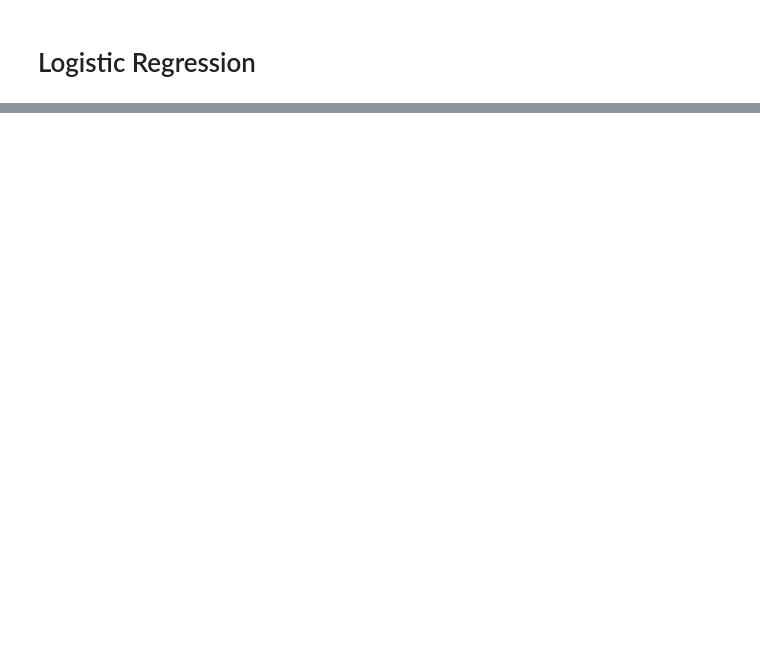
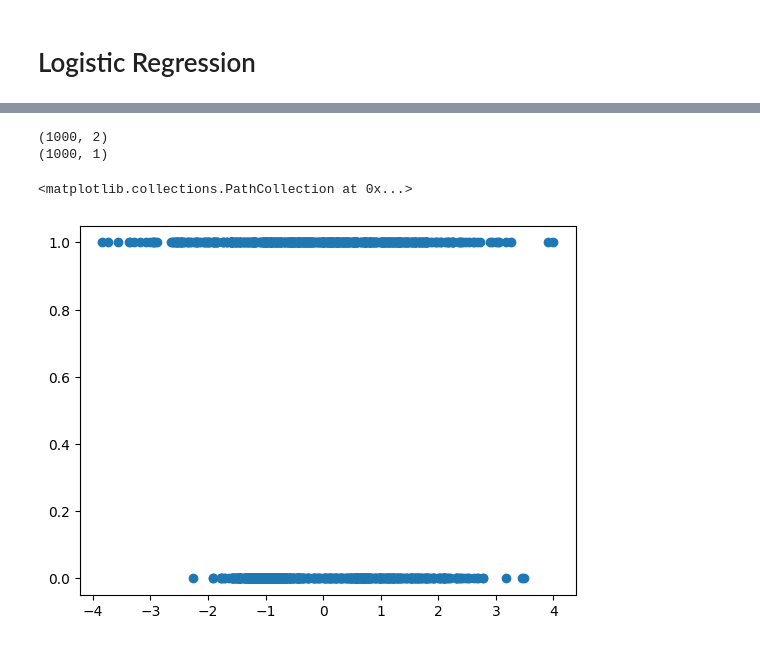
Before and after one commit to ParagGhatage/ML-Experiments, a Jupyter notebook: amazon-ml.ipynb, the cells around one changed output, grey strips where cells are left out. Cells and saved outputs as stored; diff of their text form; code cells hidden in the pictures; blank space fills up the shorter version.

Commit message:
Kaggle Notebook | Amazon_ML | Version 4- dummy data for logistic regression

```diff
--- a/amazon-ml.ipynb
+++ b/amazon-ml.ipynb
@@ -123,0 +126,20 @@ print(error)
+# %%
+from sklearn.datasets import make_classification
+import matplotlib.pyplot as plt
+
+# Generate dummy dataset
+X, y = make_classification(
+    n_samples=1000,     # number of samples
+    n_features=2,       # number of features
+    n_informative=2,    # number of useful features
+    n_redundant=0,      # no redundant features
+    n_classes=2,        # binary classification
+    random_state=42
+)
+
+# Quick visualization
+plt.scatter(X[:, 0], X[:, 1], c=y, cmap='bwr', alpha=0.5)
+plt.xlabel("Feature 1")
+plt.ylabel("Feature 2")
+plt.title("Dummy Logistic Regression Data")
+plt.show()
@@ -123,0 +168,12 @@ print(error)
+# %%
+print(X.shape)
+y = y.reshape(-1, 1)
+print(y.shape)
+
+plt.scatter(X[:, 0],y)
+# X[:, 0] takes first column of each row
+# %% [output]
+(1000, 2)
+(1000, 1)
+<matplotlib.collections.PathCollection at 0x...>
+[figure, added]
```
Also changed, not shown: parts of 7 cells of this notebook.
